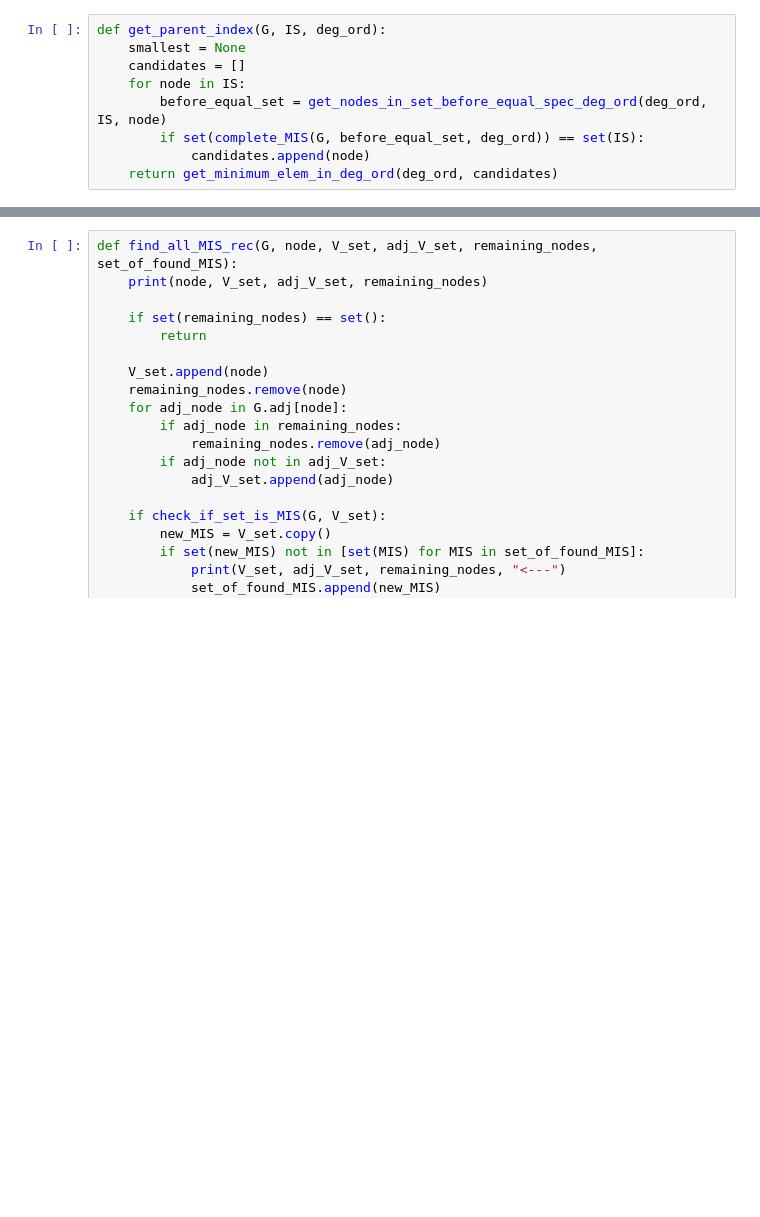
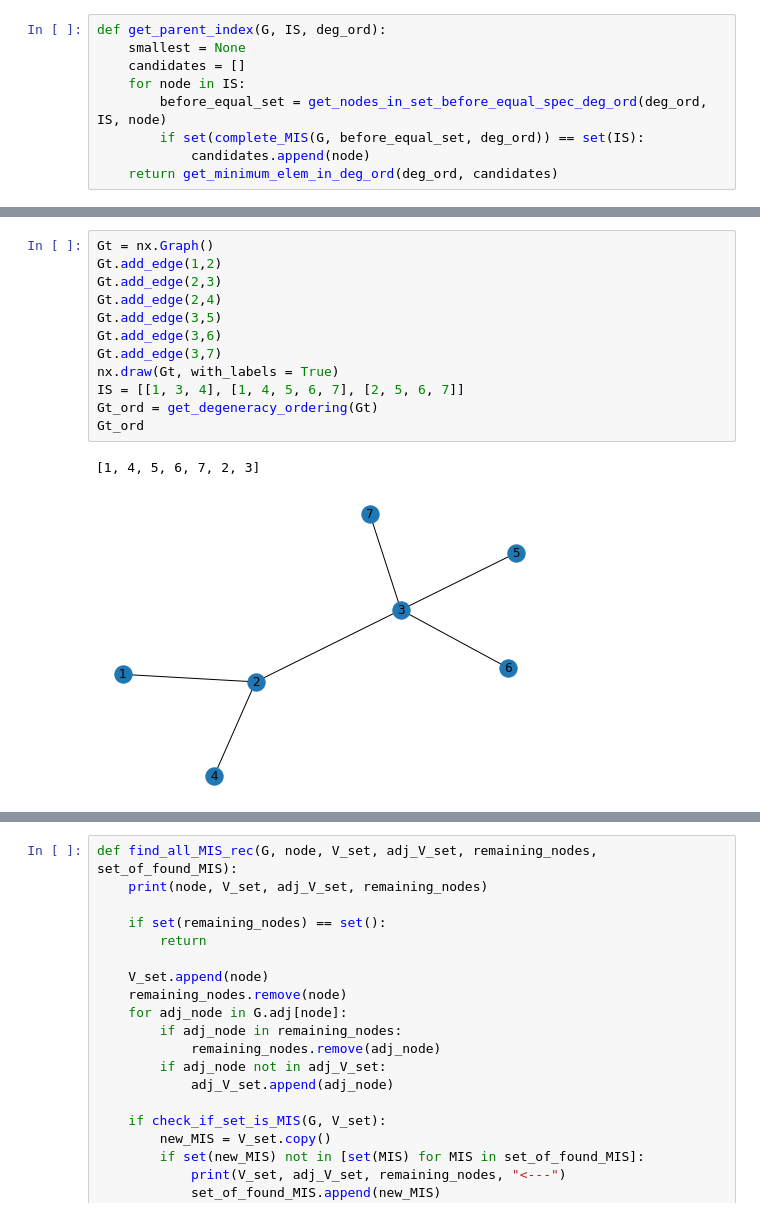
Before and after one commit to amathebest/graph_mining, a Jupyter notebook: Progetto/Project.ipynb, the cells around one changed output, grey strips where cells are left out. Drawn from its saved outputs; the diff is of its cells as text; blank space fills up the shorter version.

```diff
--- a/Progetto/Project.ipynb
+++ b/Progetto/Project.ipynb
@@ -329,3 +314,18 @@ deg_ord = deg_ordering[::-1]
+# %%
+Gt = nx.Graph()
+Gt.add_edge(1,2)
+Gt.add_edge(2,3)
+Gt.add_edge(2,4)
+Gt.add_edge(3,5)
+Gt.add_edge(3,6)
+Gt.add_edge(3,7)
+nx.draw(Gt, with_labels = True)
+IS = [[1, 3, 4], [1, 4, 5, 6, 7], [2, 5, 6, 7]]
+Gt_ord = get_degeneracy_ordering(Gt)
+Gt_ord
+# %% [output]
+[1, 4, 5, 6, 7, 2, 3]
+[figure, added]
 # %%
 def iterative_spawn(G, IS, deg_ord):
     v = get_parent_index(G, IS, deg_ord)
```
Also changed, not shown: parts of 24 cells of this notebook.
